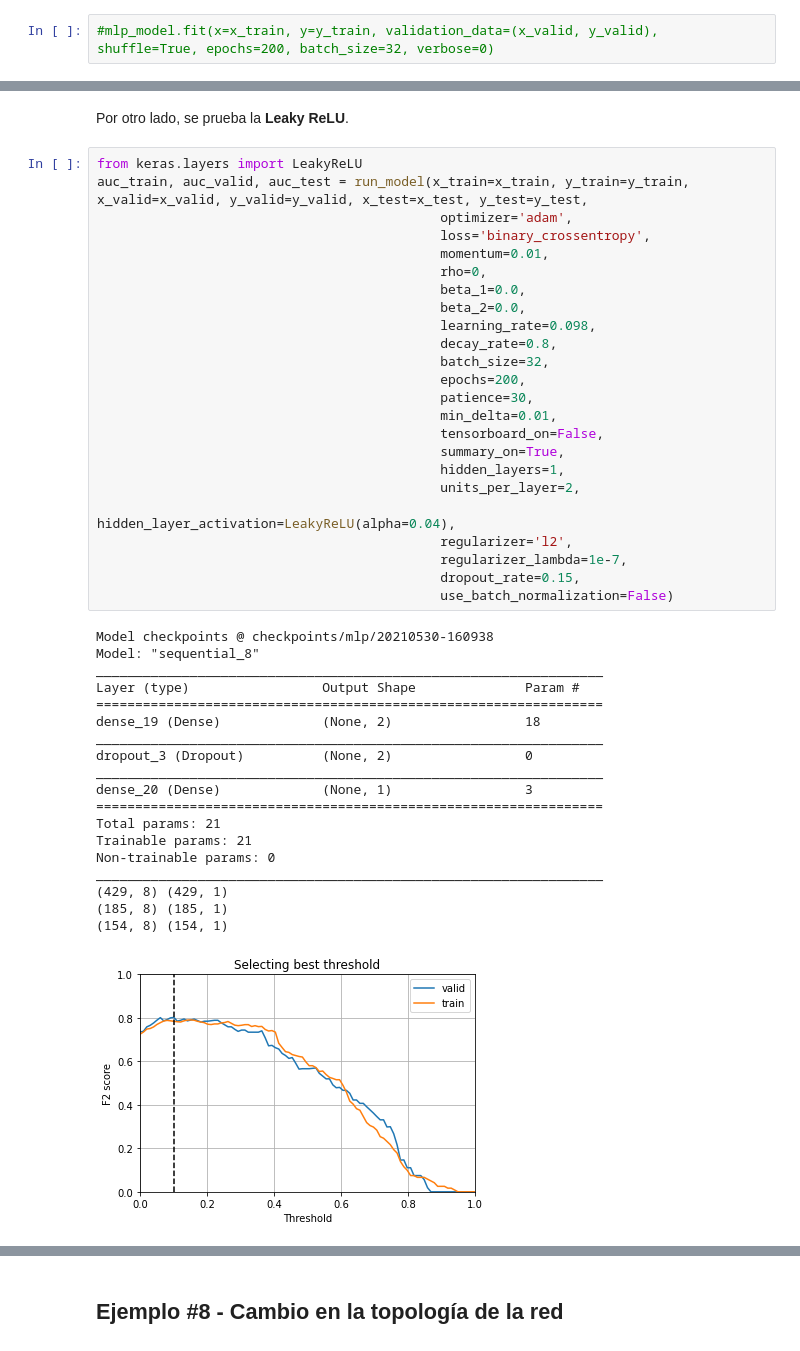
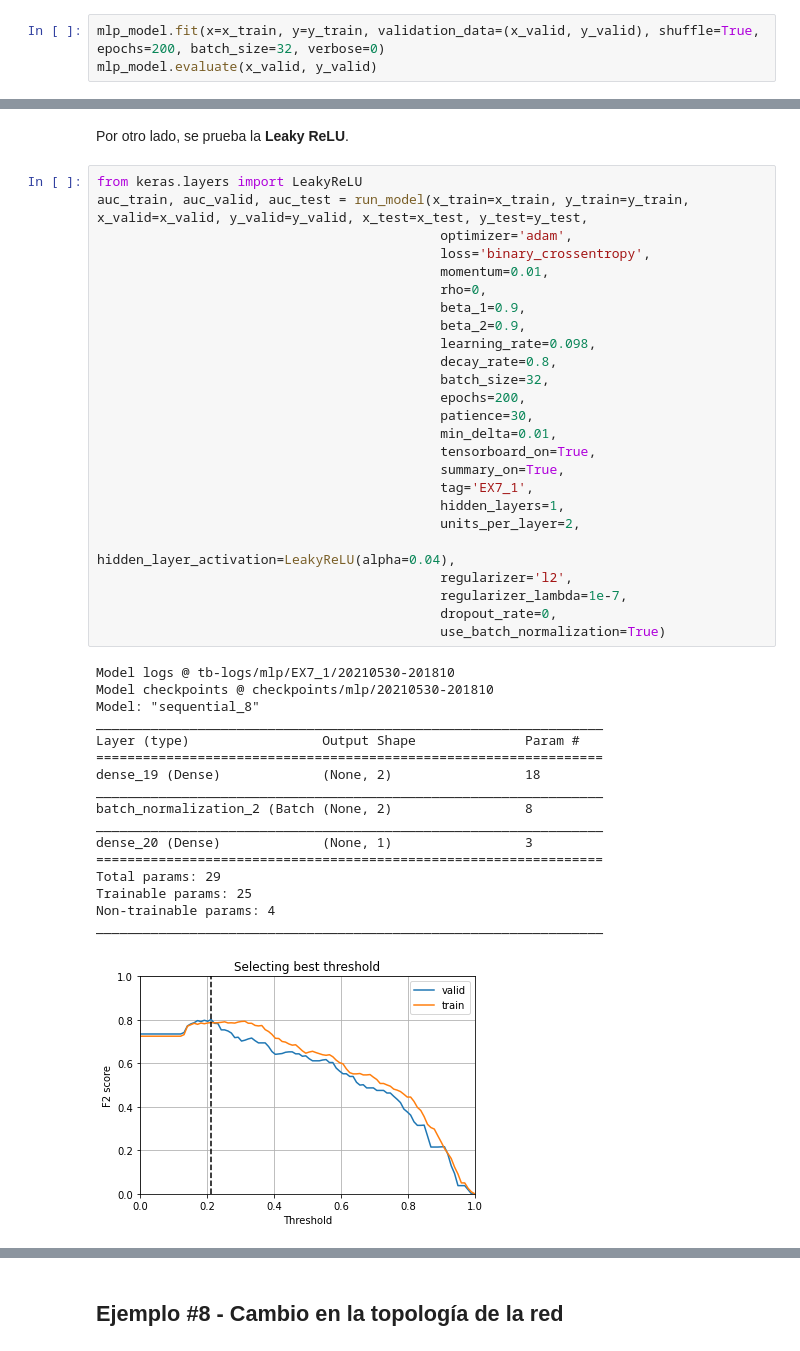
Before and after one commit to Kammann123/nn-tp2, a Jupyter notebook: notebooks/ej1/ej1_MLP.ipynb, the cells around one changed output, grey strips where cells are left out. Drawn from its saved outputs; the diff is of its cells as text.

```diff
--- a/notebooks/ej1/ej1_MLP.ipynb
+++ b/notebooks/ej1/ej1_MLP.ipynb
@@ -230,4 +239,5 @@ Trainable params: 43
 Non-trainable params: 0
 _________________________________________________________________
 # %%
-#mlp_model.fit(x=x_train, y=y_train, validation_data=(x_valid, y_valid), shuffle=True, epochs=200, batch_size=32, verbose=0)
+mlp_model.fit(x=x_train, y=y_train, validation_data=(x_valid, y_valid), shuffle=True, epochs=200, batch_size=32, verbose=0)
+mlp_model.evaluate(x_valid, y_valid)
@@ -682,45 +697,44 @@ Por otro lado, se prueba la **Leaky ReLU**.
 # %%
 from keras.layers import LeakyReLU
 auc_train, auc_valid, auc_test = run_model(x_train=x_train, y_train=y_train, x_valid=x_valid, y_valid=y_valid, x_test=x_test, y_test=y_test,
                                             optimizer='adam',
                                             loss='binary_crossentropy',
                                             momentum=0.01,
                                             rho=0,
-                                            beta_1=0.0,
-                                            beta_2=0.0,
+                                            beta_1=0.9,
+                                            beta_2=0.9,
                                             learning_rate=0.098,
                                             decay_rate=0.8,
                                             batch_size=32,
                                             epochs=200,
                                             patience=30,
                                             min_delta=0.01,
-                                            tensorboard_on=False,
+                                            tensorboard_on=True,
                                             summary_on=True,
+                                            tag='EX7_1',
                                             hidden_layers=1,
                                             units_per_layer=2,
                                             hidden_layer_activation=LeakyReLU(alpha=0.04),
                                             regularizer='l2',
                                             regularizer_lambda=1e-7,
-                                            dropout_rate=0.15,
-                                            use_batch_normalization=False)
+                                            dropout_rate=0,
+                                            use_batch_normalization=True)
 # %% [output]
-Model checkpoints @ checkpoints/mlp/20210530-160938
+Model logs @ tb-logs/mlp/EX7_1/20210530-201810
+Model checkpoints @ checkpoints/mlp/20210530-201810
 Model: "sequential_8"
 _________________________________________________________________
 Layer (type)                 Output Shape              Param #
 =================================================================
 dense_19 (Dense)             (None, 2)                 18
 _________________________________________________________________
-dropout_3 (Dropout)          (None, 2)                 0
+batch_normalization_2 (Batch (None, 2)                 8
 _________________________________________________________________
 dense_20 (Dense)             (None, 1)                 3
 =================================================================
-Total params: 21
-Trainable params: 21
-Non-trainable params: 0
+Total params: 29
+Trainable params: 25
+Non-trainable params: 4
 _________________________________________________________________
-(429, 8) (429, 1)
-(185, 8) (185, 1)
-(154, 8) (154, 1)
-[figure, old version]
+[figure, new version]
 ------------------- Main metric -------------------
```
Also changed, not shown: parts of 45 cells of this notebook, 6 other files.
